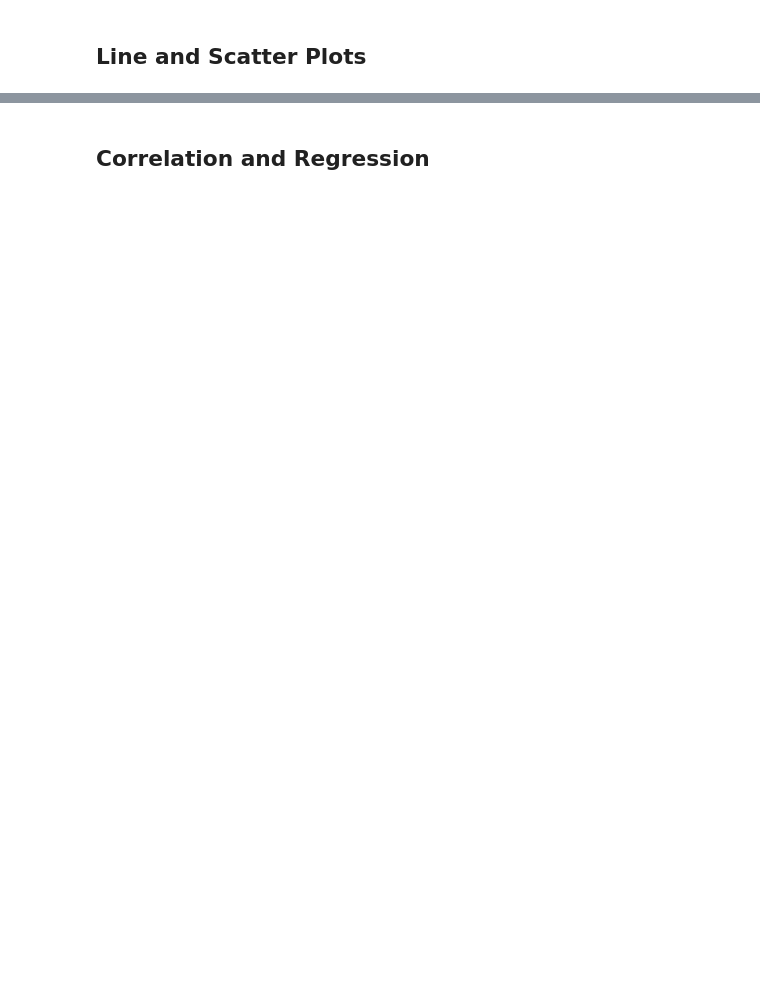
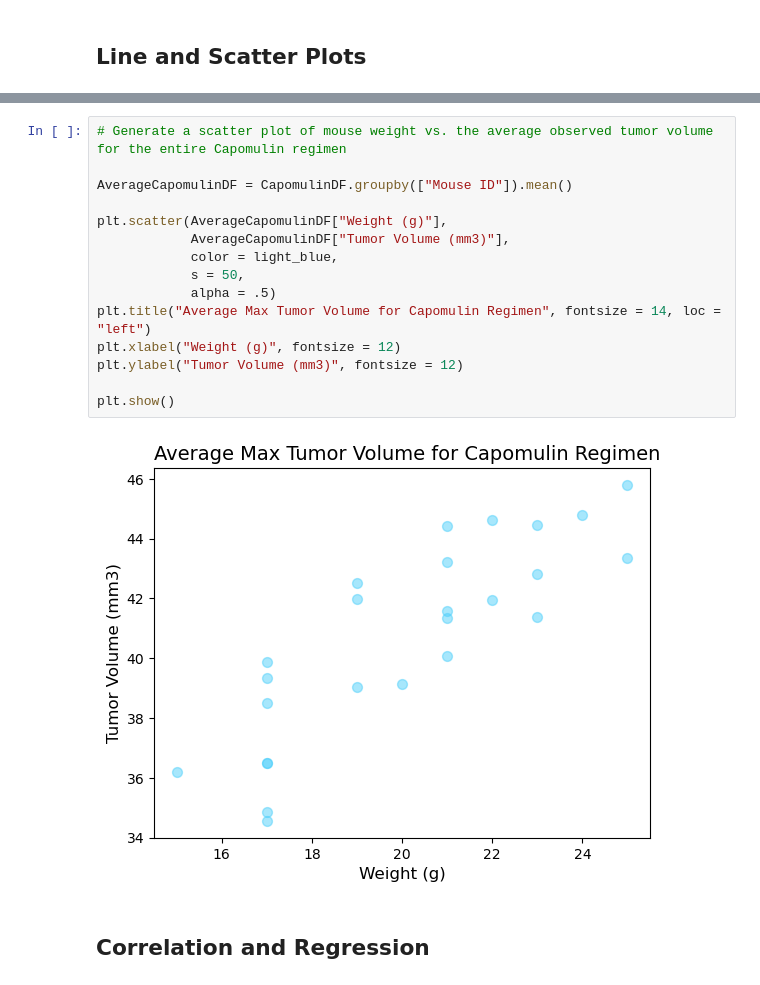
Before and after one commit to dejesusalcala/matplotlib-challenge, a Jupyter notebook: Pymaceuticals/pymaceuticals.ipynb, the cells around one changed output, grey strips where cells are left out. Saved outputs shown, nothing was run; the diff lists cells and outputs as text; blank space fills up the shorter version.

```diff
--- a/Pymaceuticals/pymaceuticals.ipynb
+++ b/Pymaceuticals/pymaceuticals.ipynb
@@ -347,2 +388,19 @@ Ceftamin's potential outliers: Series([], Name: Tumor Volume (mm3), dtype: float
+# %%
+# Generate a scatter plot of mouse weight vs. the average observed tumor volume for the entire Capomulin regimen
+
+AverageCapomulinDF = CapomulinDF.groupby(["Mouse ID"]).mean()
+
+plt.scatter(AverageCapomulinDF["Weight (g)"],
+            AverageCapomulinDF["Tumor Volume (mm3)"],
+            color = light_blue,
+            s = 50,
+            alpha = .5)
+plt.title("Average Max Tumor Volume for Capomulin Regimen", fontsize = 14, loc = "left")
+plt.xlabel("Weight (g)", fontsize = 12)
+plt.ylabel("Tumor Volume (mm3)", fontsize = 12)
+
+plt.show()
+# %% [output]
+[figure, added]
 # %% [markdown]
 ## Correlation and Regression
```
Also changed, not shown: parts of 27 cells of this notebook.
